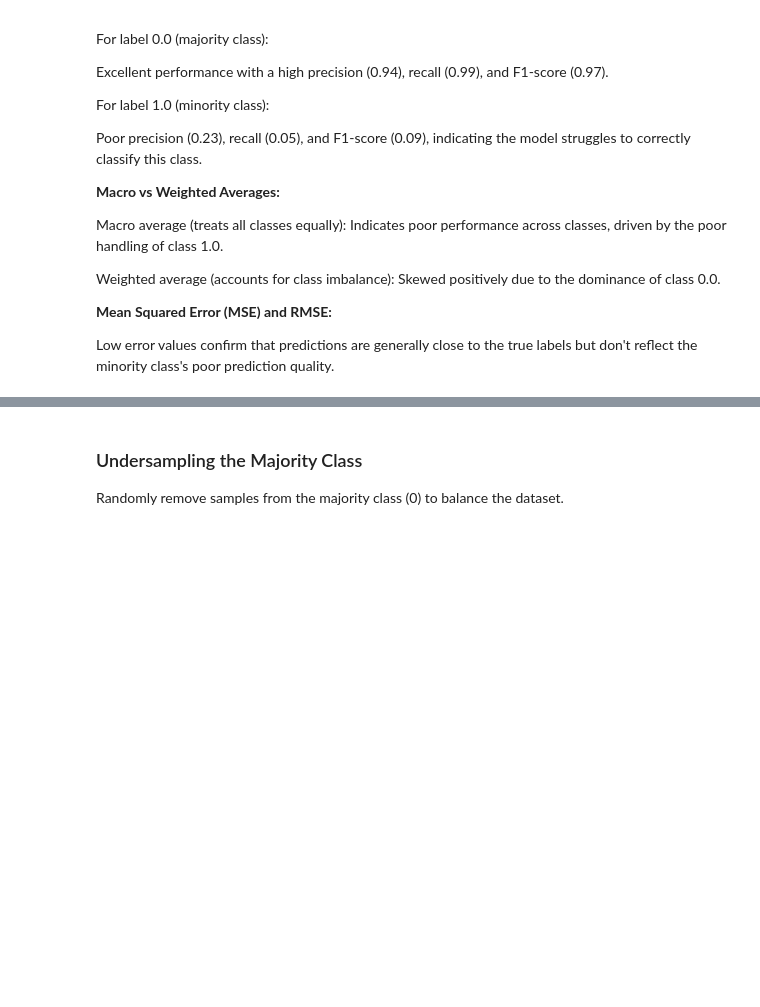
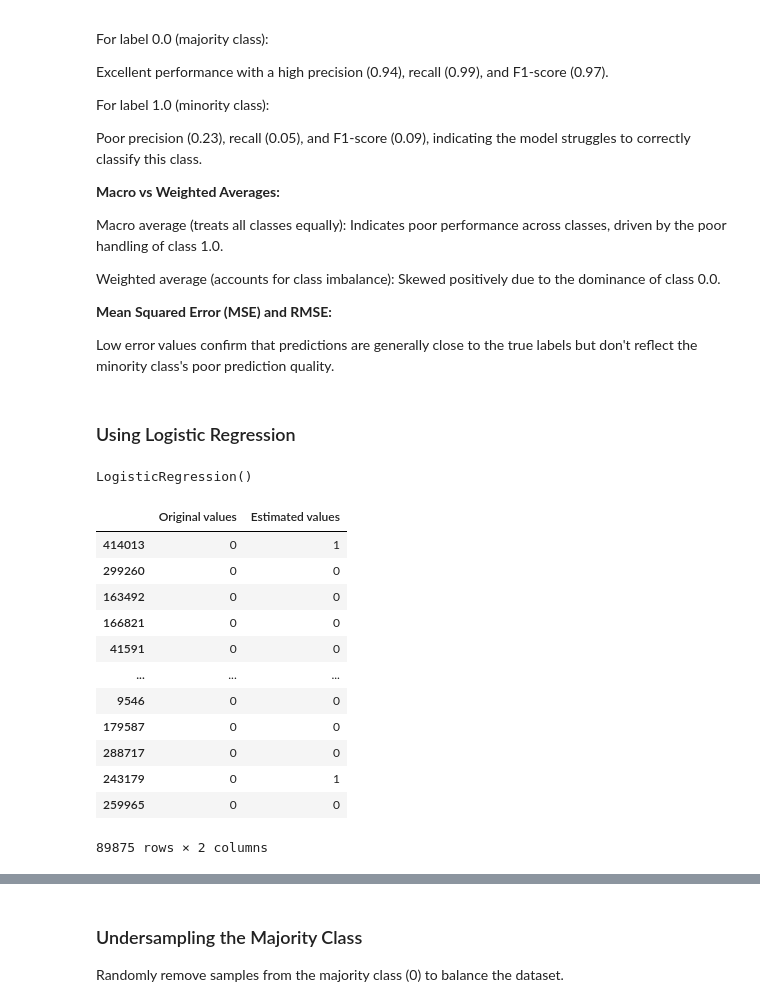
Before and after one commit to psgpyc/MLDPPI, a Jupyter notebook: data_profiling.ipynb, the cells around one changed output, grey strips where cells are left out. Saved outputs shown, nothing was run; the diff lists cells and outputs as text; code cells hidden in the pictures; blank space fills up the shorter version.

Commit message:
added Logistic Regression model

```diff
--- a/data_profiling.ipynb
+++ b/data_profiling.ipynb
@@ -457,7 +457,7 @@ import math
 # %%
 # Initializing the model
 model_rf = RandomForestClassifier(n_estimators = 300, criterion = 'entropy',
-                             min_samples_split=10, random_state=0)
+                             min_samples_split=10, class_weight='balanced' ,random_state=0)
 
 # fitting the model on the train data
 model_rf.fit(X_train_ovs, y_train_ovs)
@@ -562,3 +562,36 @@ Weighted average (accounts for class imbalance): Skewed positively due to the do
 **Mean Squared Error (MSE) and RMSE:**
 
 Low error values confirm that predictions are generally close to the true labels but don't reflect the minority class's poor prediction quality.
+# %% [markdown]
+### Using Logistic Regression
+# %%
+# Initializing the model
+model_lr = LogisticRegression()
+
+# fitting the model on the train data
+model_lr.fit(X_train_ovs, y_train_ovs)
+# %% [output]
+LogisticRegression()
+# %%
+# predicting values on test data
+predictions = model_lr.predict(X_test)
+# %%
+# Creating a new dataframe with true and predicted values
+lr_df = pd.DataFrame()
+lr_df['Original values'] = y_test
+lr_df['Estimated values'] = predictions
+lr_df
+# %% [output]
+|  | Original values | Estimated values |
+| 414013 | 0 | 1 |
+| 299260 | 0 | 0 |
+| 163492 | 0 | 0 |
+| 166821 | 0 | 0 |
+| 41591 | 0 | 0 |
+| ... | ... | ... |
+| 9546 | 0 | 0 |
+| 179587 | 0 | 0 |
+| 288717 | 0 | 0 |
+| 243179 | 0 | 1 |
+| 259965 | 0 | 0 |
+89875 rows × 2 columns
```
Also changed, not shown: parts of 3 cells of this notebook.
